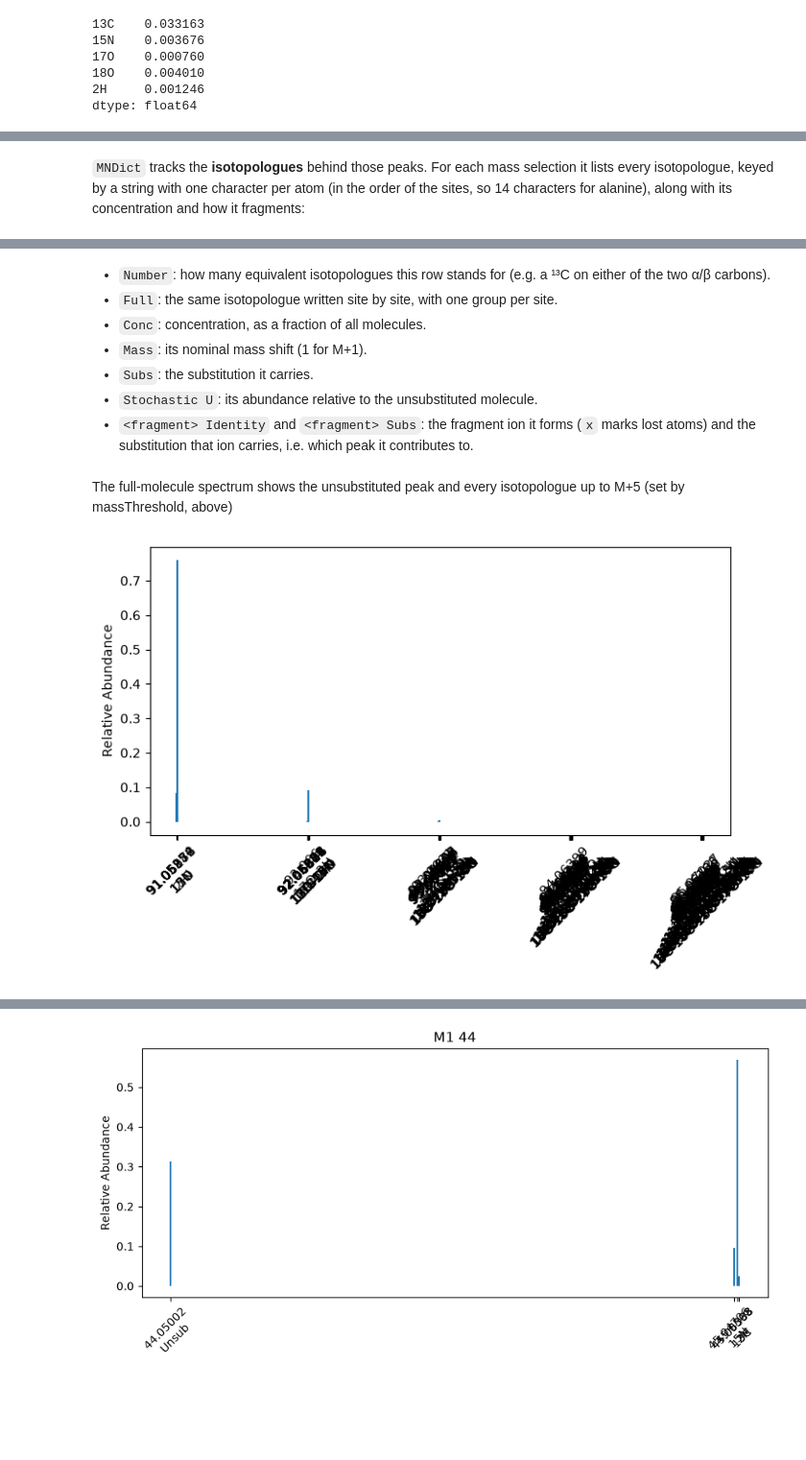
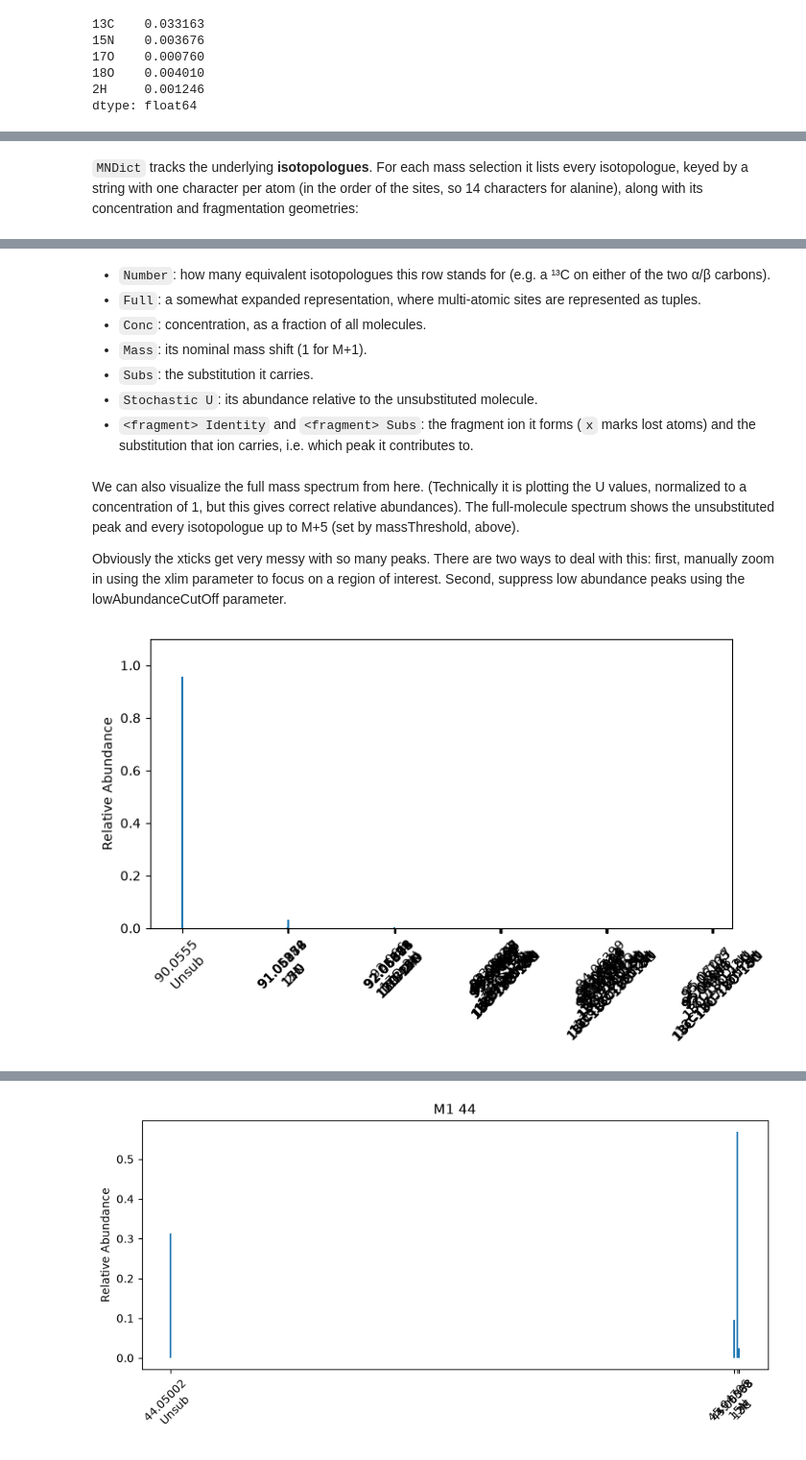
Before and after one commit to Csernica/isotomics, a Jupyter notebook: docs/tutorials/simulation_workflow.ipynb, the cells around one changed output, grey strips where cells are left out. Shown at 96% size. Cells and saved outputs as stored; diff of their text form; code cells hidden in the pictures; blank space fills up the shorter version.

```diff
--- a/docs/tutorials/simulation_workflow.ipynb
+++ b/docs/tutorials/simulation_workflow.ipynb
@@ -163,7 +203,7 @@ dtype: float64
 # %% [markdown]
-`MNDict` tracks the **isotopologues** behind those peaks. For each mass selection it lists every
+`MNDict` tracks the underlying **isotopologues**. For each mass selection it lists every
 isotopologue, keyed by a string with one character per atom (in the order of the sites, so 14
-characters for alanine), along with its concentration and how it fragments:
+characters for alanine), along with its concentration and fragmentation geometries:
 # %%
 pd.DataFrame(MNDict["M1"]).T
 # %% [output]
@@ -177,7 +217,7 @@ pd.DataFrame(MNDict["M1"]).T
 # %% [markdown]
 - `Number`: how many equivalent isotopologues this row stands for (e.g. a ¹³C on either of the
   two α/β carbons).
-- `Full`: the same isotopologue written site by site, with one group per site.
+- `Full`: a somewhat expanded representation, where multi-atomic sites are represented as tuples.
 - `Conc`: concentration, as a fraction of all molecules.
 - `Mass`: its nominal mass shift (1 for M+1).
 - `Subs`: the substitution it carries.
@@ -185,13 +225,15 @@ pd.DataFrame(MNDict["M1"]).T
 - `<fragment> Identity` and `<fragment> Subs`: the fragment ion it forms (`x` marks lost atoms)
   and the substitution that ion carries, i.e. which peak it contributes to.
 # %% [markdown]
-The full-molecule spectrum shows the unsubstituted peak and every isotopologue up to M+5 (set by massThreshold, above)
+We can also visualize the full mass spectrum from here. (Technically it is plotting the U values, normalized to a concentration of 1, but this gives correct relative abundances). The full-molecule spectrum shows the unsubstituted peak and every isotopologue up to M+5 (set by massThreshold, above).
+
+Obviously the xticks get very messy with so many peaks. There are two ways to deal with this: first, manually zoom in using the xlim parameter to focus on a region of interest. Second, suppress low  abundance peaks using the lowAbundanceCutOff parameter.
 # %%
 spectrumVis.fullSpectrumVis(
     predictedMeasurement["U Values"],
     initializedMolecule["molecularDataFrame"],
-    figsize=(8, 4),
+    figsize=(8, 4), xlim = (89.75,95.25), ylim = (0, 1.1), lowAbundanceCutOff=1e-10, logY = False
 )
 # %% [output]
-[figure, old version]
+[figure, new version]
 # %% [markdown]
```
Also changed, not shown: parts of 31 cells of this notebook, 1 other file.
